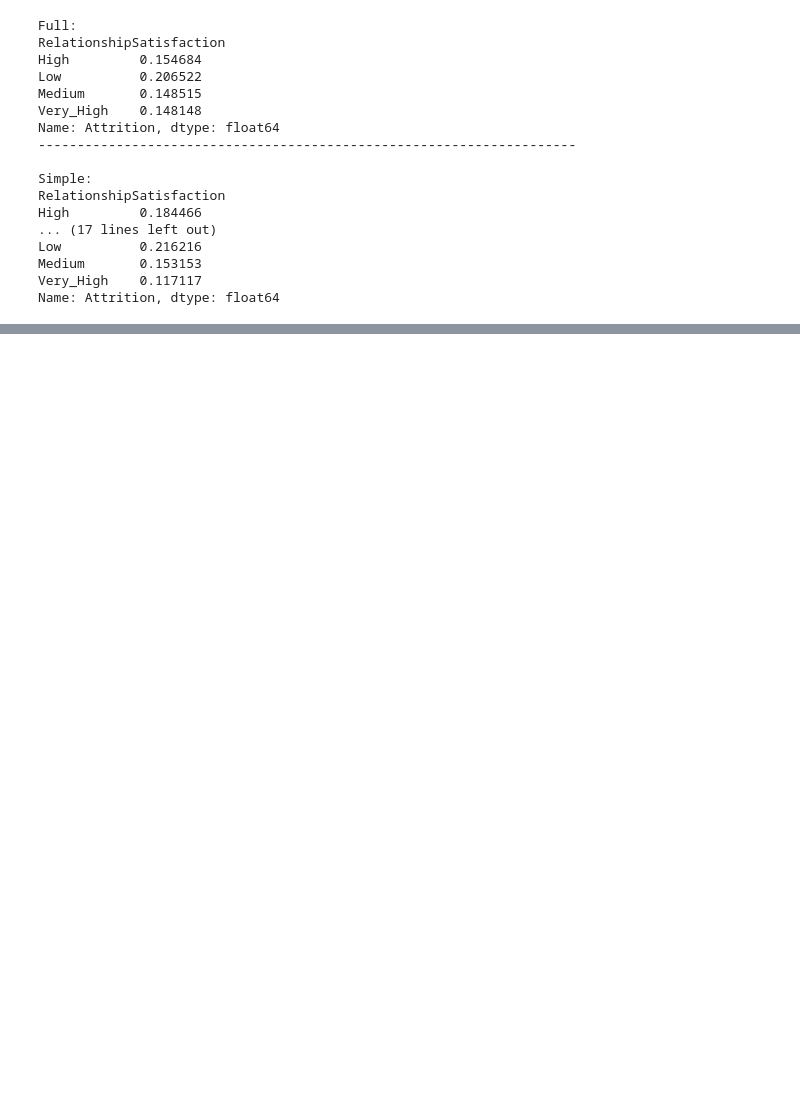
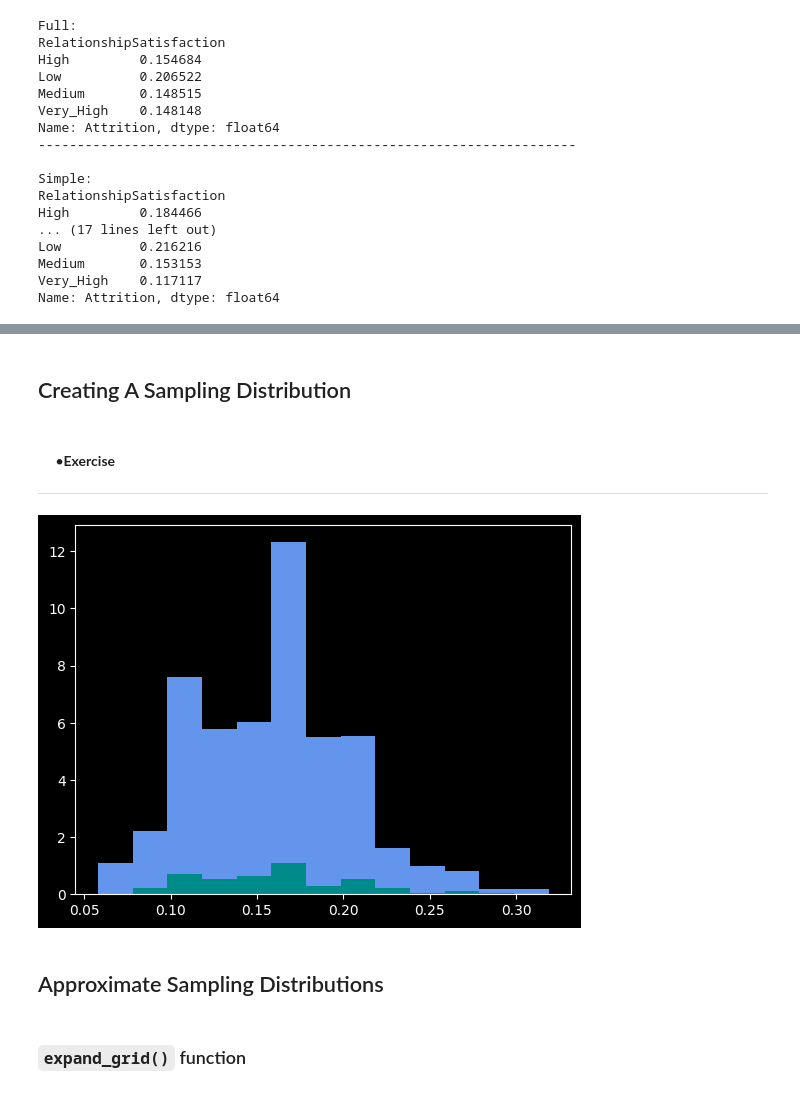
Before and after one commit to wanderduck/Python_DataScience_Examples, a Jupyter notebook: notebooks/sampling.ipynb, the cells around one changed output, grey strips where cells are left out. Drawn from its saved outputs; the diff is of its cells as text; code cells hidden in the pictures; blank space fills up the shorter version.

```diff
--- a/notebooks/sampling.ipynb
+++ b/notebooks/sampling.ipynb
@@ -516,0 +562,24 @@ Name: Attrition, dtype: float64
+# %% [markdown]
+## Creating A Sampling Distribution
+# %% [markdown]
+#### &nbsp;&nbsp;&nbsp;&nbsp; •**Exercise**
+
+---
+# %%
+means_attrition_77 = []
+means_attrition_777 = []
+
+for i in range(77):
+    means_attrition_77.append(attrition_df['Attrition'].sample(n=69).mean())
+
+for i in range(777):
+    means_attrition_777.append(attrition_df['Attrition'].sample(n=69).mean())
+
+plt.hist([means_attrition_77, means_attrition_777], bins=13, stacked=True, density=True, color=['darkcyan', 'cornflowerblue'])
+plt.show()
+# %% [output]
+[figure, added]
+# %% [markdown]
+## Approximate Sampling Distributions
+# %% [markdown]
+### `expand_grid()` function
```
Also changed, not shown: parts of 24 cells of this notebook, 7 other files.
